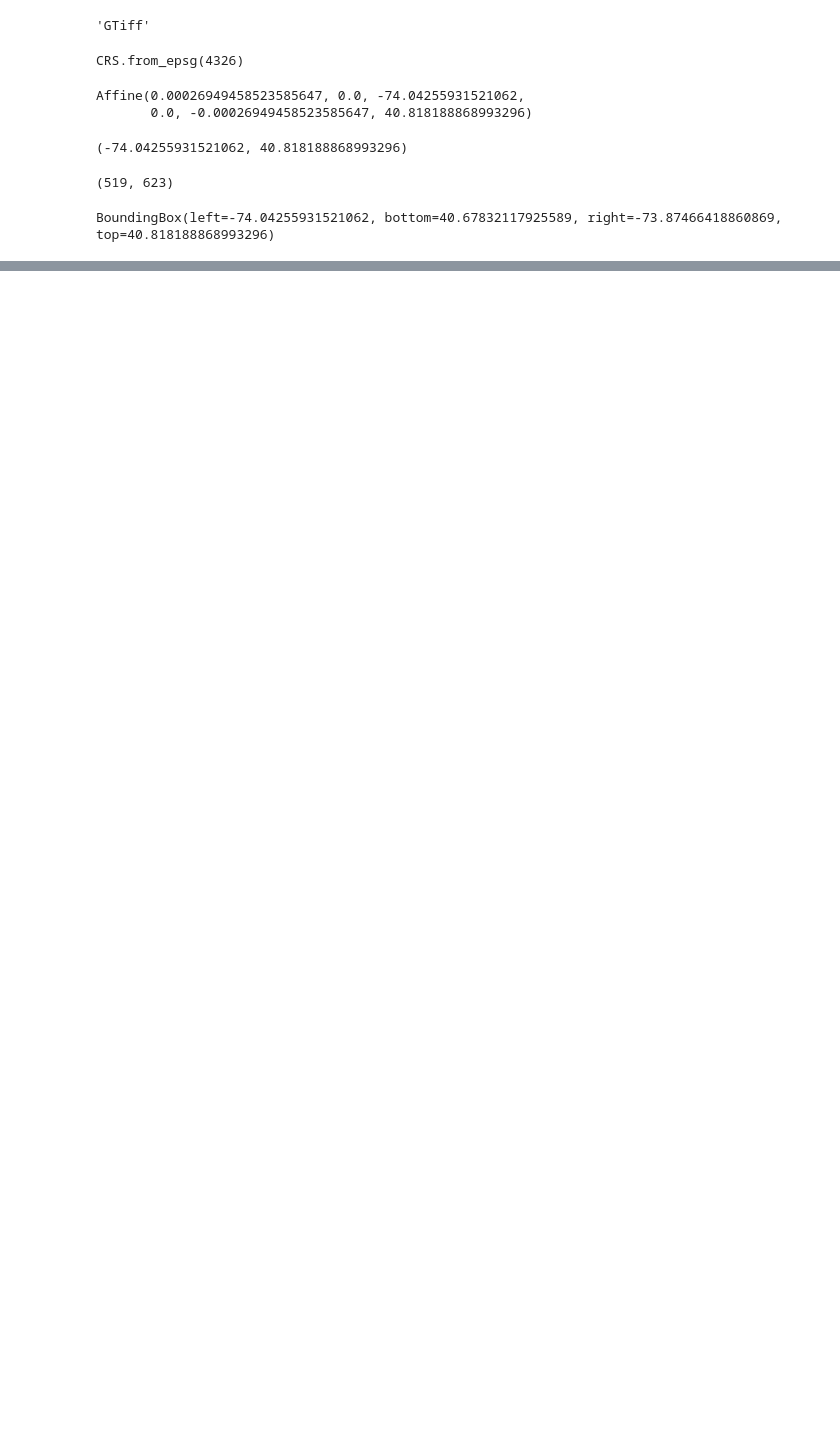
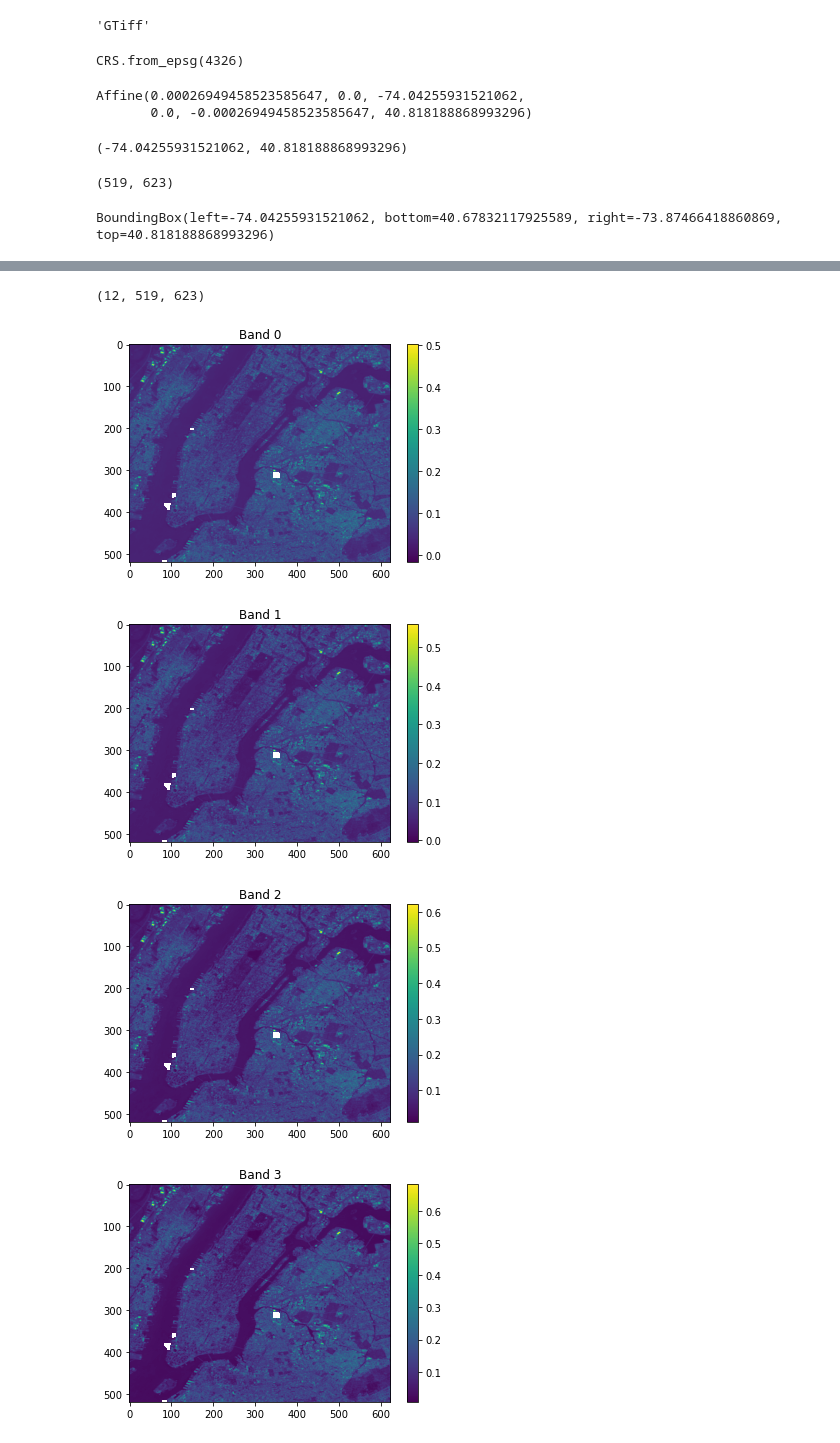
Before and after one commit to worldbank/DDH2, a Jupyter notebook: API UAT/Geospatial_DeepDive.ipynb, the cells around one changed output, grey strips where cells are left out. Drawn from its saved outputs; the diff is of its cells as text; code cells hidden in the pictures; blank space fills up the shorter version.

```diff
--- a/API UAT/Geospatial_DeepDive.ipynb
+++ b/API UAT/Geospatial_DeepDive.ipynb
@@ -206,0 +224,2 @@ BoundingBox(left=-74.04255931521062, bottom=40.67832117925589, right=-73.8746641
+# %%
+rr = rasterio.open("NYC_test.tif")
@@ -206,0 +231,19 @@ BoundingBox(left=-74.04255931521062, bottom=40.67832117925589, right=-73.8746641
+# %%
+rr_arr = rr.read()
+# %%
+for i in rr.shape[0]:
+    pl.imshow()
+# %% [output]
+(12, 519, 623)
+# %%
+for i in range(rr_arr.shape[0]):
+    plt.figure()
+    plt.title("Band "+str(i)) # fix dict code then add proper band names
+    plt.imshow(rr_arr[i,:,:])
+    plt.colorbar()
+    plt.show()
+# %% [output]
+[figure, added]
+[figure, added]
+[figure, added]
+[figure, added]
```
Also changed, not shown: parts of 5 cells of this notebook.
